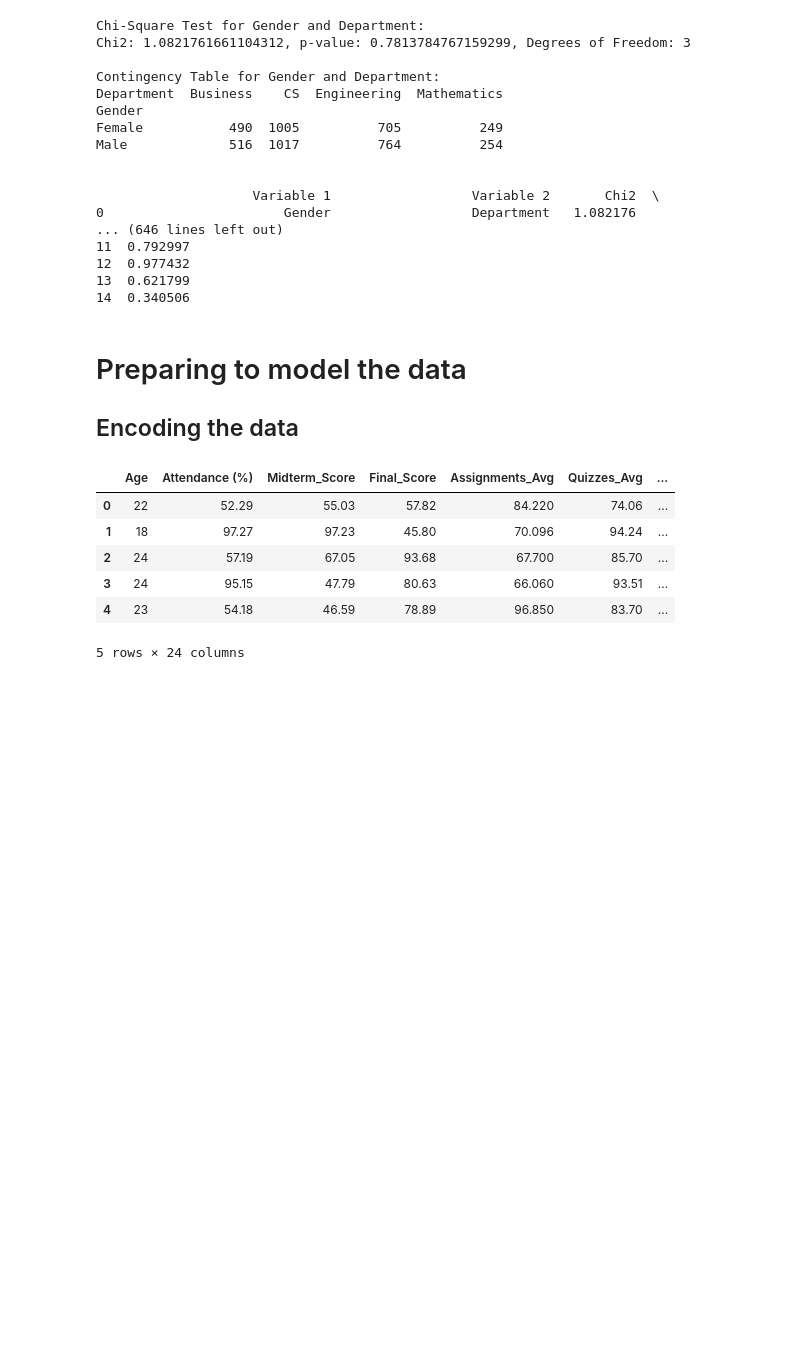
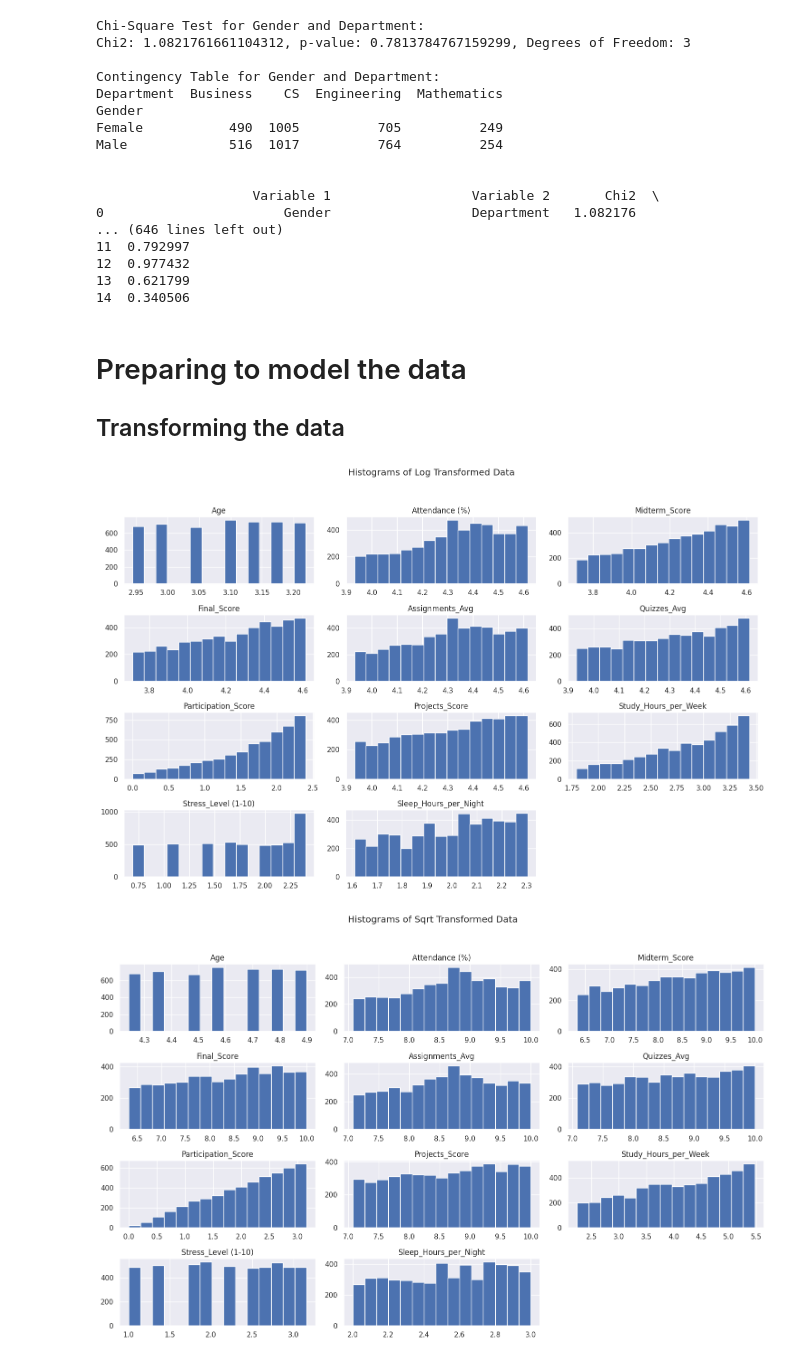
Before and after one commit to drpafowler/kaggle, a Jupyter notebook: Student_Performance_Behavior.ipynb, the cells around one changed output. Cells and saved outputs as stored; diff of their text form; code cells hidden in the pictures; blank space fills up the shorter version.

```diff
--- a/Student_Performance_Behavior.ipynb
+++ b/Student_Performance_Behavior.ipynb
@@ -274,20 +278,41 @@ Male             516  1017          764          254
 14  0.340506
 # %% [markdown]
 # Preparing to model the data
-## Encoding the data
+## Transforming the data
-# %%
-# One-hot encode the nomical columns
-df_encoded = pd.get_dummies(df, columns=['Gender', 'Department', 'Parent_Education_Level', 'Internet_Access_at_Home', 'Extracurricular_Activities'], drop_first=True)
-
-
-
-# Display the first few rows of the encoded dataframe
-df_encoded.head()
-# %% [output]
-|  | Age | Attendance (%) | Midterm_Score | Final_Score | Assignments_Avg | Quizzes_Avg | ... |
-| 0 | 22 | 52.29 | 55.03 | 57.82 | 84.220 | 74.06 | ... |
-| 1 | 18 | 97.27 | 97.23 | 45.80 | 70.096 | 94.24 | ... |
-| 2 | 24 | 57.19 | 67.05 | 93.68 | 67.700 | 85.70 | ... |
-| 3 | 24 | 95.15 | 47.79 | 80.63 | 66.060 | 93.51 | ... |
-| 4 | 23 | 54.18 | 46.59 | 78.89 | 96.850 | 83.70 | ... |
-5 rows × 24 columns
+# %%
+from scipy.stats import boxcox
+
+# Define a function to transform data
+def transform_data(df, columns, method):
+    transformed_df = df.copy()
+    for col in columns:
+        if method == 'log':
+            transformed_df[col] = np.log1p(transformed_df[col])
+        elif method == 'sqrt':
+            transformed_df[col] = np.sqrt(transformed_df[col])
+        elif method == 'boxcox':
+            transformed_df[col], _ = boxcox(transformed_df[col] + 1)  # Box-Cox requires positive values
+    return transformed_df
+
+# Define a function to plot histograms of transformed data
+def plot_transformed_data(df, columns, method):
+    transformed_df = transform_data(df, columns, method=method)
+    transformed_df[columns].hist(bins=15, figsize=(15, 10), layout=(4, 3))
+    plt.suptitle(f'Histograms of {method.capitalize()} Transformed Data')
+    plt.tight_layout(rect=[0, 0.03, 1, 0.95])
+    plt.show()
+
+# Plot histograms for log transformation
+plot_transformed_data(df, numeric_columns, method='log')
+
+# Plot histograms for square root transformation
+plot_transformed_data(df, numeric_columns, method='sqrt')
+
+# Plot histograms for Box-Cox transformation
+plot_transformed_data(df, numeric_columns, method='boxcox')
+
+# Save the Box-Cox transformed data to df_transformed_boxcox
+df_transformed_boxcox = transform_data(df, numeric_columns, method='boxcox')
+# %% [output]
+[figure, added]
+[figure, added]
```
Also changed, not shown: parts of 6 cells of this notebook.
